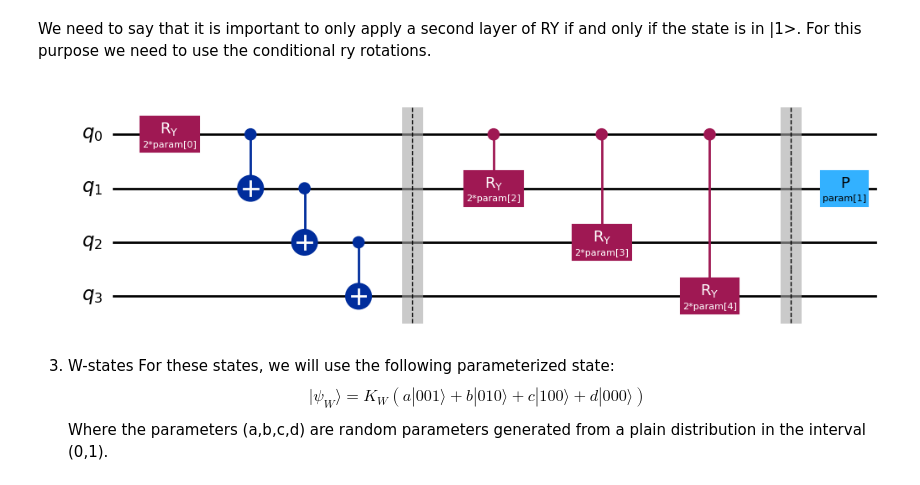
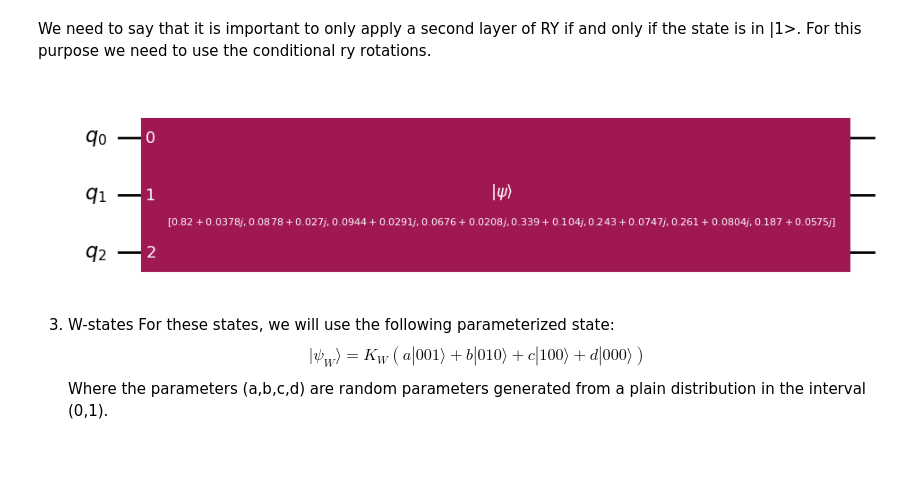
Before and after one commit to Guille-RR/TFM, a Jupyter notebook: 2qubit_entanglement.ipynb, the cells around one changed output. Cells and saved outputs as stored; diff of their text form; code cells hidden in the pictures; blank space fills up the shorter version.

Commit message:
GHZ state

```diff
--- a/2qubit_entanglement.ipynb
+++ b/2qubit_entanglement.ipynb
@@ -241,22 +244,54 @@ $$RY(\theta) =
 \end{pmatrix}$$
 # %% [markdown]
 We need to say that it is important to only apply a second layer of RY if and only if the state is in |1>. For this purpose we need to use the conditional ry rotations.
-# %%
-qc = QuantumCircuit(4)
-delta,phi,alpha,beta,gamma = ParameterVector('param',5)
-qc.ry(2 * delta,0)
-qc.cx(0,1)
-qc.cx(1,2)
-qc.cx(2,3)
-qc.barrier()
-qc.cry(2 * alpha,0,1)
-qc.cry(2 * beta,0,2)
-qc.cry(2 * gamma,0,3)
-qc.barrier()
-qc.p(phi,1)
-qc.draw('mpl')
-# %% [output]
-[figure, removed]
+# %%
+alpha_beta_gamma_bounds = (0, np.pi / 2)
+delta_bounds = (0, np.pi / 4)
+phi_bounds = (0, 2 * np.pi)
+alpha = np.random.uniform(*alpha_beta_gamma_bounds)
+beta = np.random.uniform(*alpha_beta_gamma_bounds)
+gamma = np.random.uniform(*alpha_beta_gamma_bounds)
+delta = np.random.uniform(*delta_bounds)
+phi = np.random.uniform(*phi_bounds)
+# Compute components
+cos_d = np.cos(delta)
+sin_d = np.sin(delta)
+cos_phi = np.cos(phi)
+cos_alpha = np.cos(alpha)
+cos_beta = np.cos(beta)
+cos_gamma = np.cos(gamma)
+sin_alpha = np.sin(alpha)
+sin_beta = np.sin(beta)
+sin_gamma = np.sin(gamma)
+# Component 000
+amp_000 = cos_d
+
+# |φ_A φ_B φ_C>
+phi_A = np.array([np.cos(alpha), np.sin(alpha)])
+phi_B = np.array([np.cos(beta), np.sin(beta)])
+phi_C = np.array([np.cos(gamma), np.sin(gamma)])
+
+# Tensor product
+phi_ABC = np.kron(np.kron(phi_A, phi_B), phi_C)
+amp_phi = sin_d * np.exp(1j * phi)
+
+# Normalization constant, using this normalization there is some error as it doesn't return 1 for the normalized state, thus I will normalize the state using numpy normalization
+K_GHZ = 1 / (1 + cos_d * sin_d * cos_alpha * cos_beta * cos_gamma * cos_phi)
+sqrt_K = np.sqrt(K_GHZ)
+
+# Full state vector
+state = np.zeros(8, dtype=complex)
+state[0] = amp_000
+state += amp_phi * phi_ABC
+norm = np.linalg.norm(state)
+state /= norm
+# Create Statevector object
+psi = Statevector(state)
+qc = QuantumCircuit(3)
+qc.initialize(psi, [0, 1, 2])
+qc.draw('mpl')
+# %% [output]
+[figure, added]
 # %% [markdown]
 3. W-states
 For these states, we will use the following parameterized state:
```
Also changed, not shown: parts of 14 cells of this notebook.
